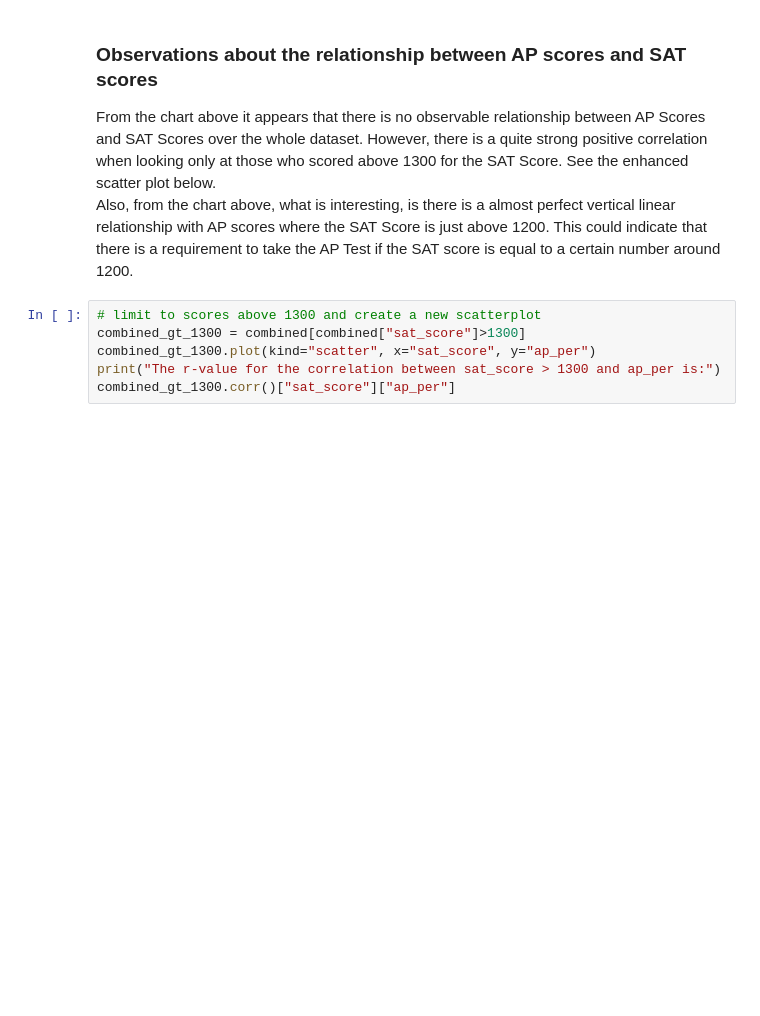
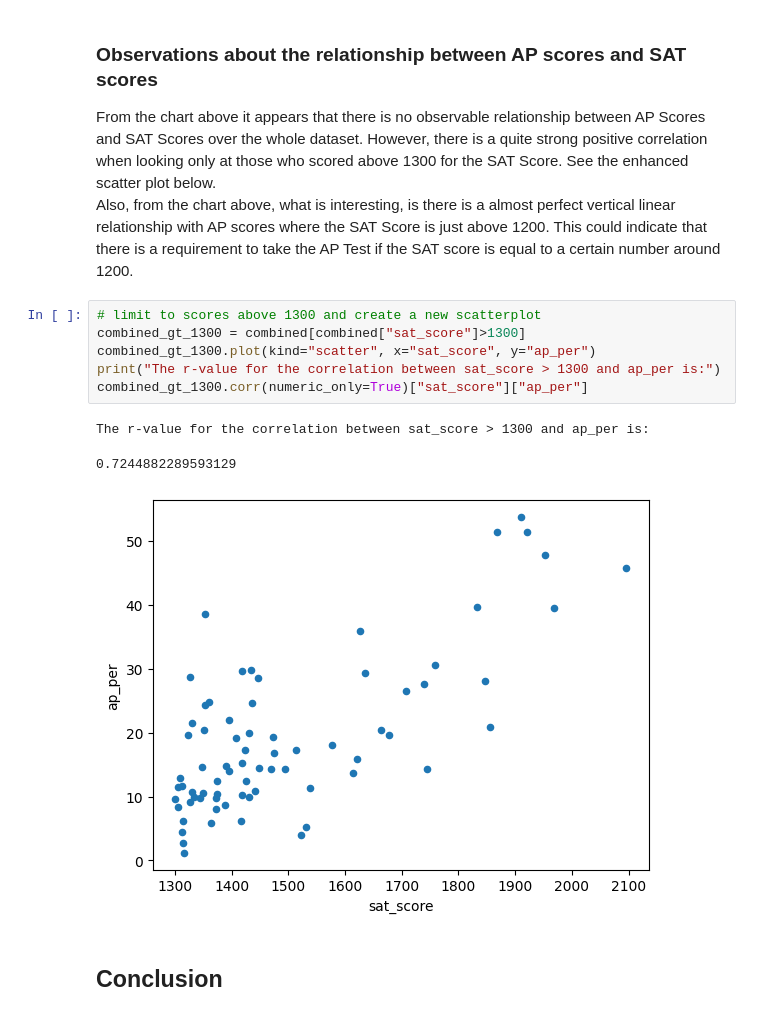
Before and after one commit to skillspark/learn-data-analysis, a Jupyter notebook: Schools.ipynb, the cells around one changed output. Drawn from its saved outputs; the diff is of its cells as text; blank space fills up the shorter version.

```diff
--- a/Schools.ipynb
+++ b/Schools.ipynb
@@ -320,6 +353,12 @@ Also, from the chart above, what is interesting, is there is a almost perfect ve
 # %%
 # limit to scores above 1300 and create a new scatterplot
 combined_gt_1300 = combined[combined["sat_score"]>1300]
 combined_gt_1300.plot(kind="scatter", x="sat_score", y="ap_per")
 print("The r-value for the correlation between sat_score > 1300 and ap_per is:")
-combined_gt_1300.corr()["sat_score"]["ap_per"]
+combined_gt_1300.corr(numeric_only=True)["sat_score"]["ap_per"]
+# %% [output]
+The r-value for the correlation between sat_score > 1300 and ap_per is:
+0.7244882289593129
+[figure, added]
+# %% [markdown]
+## Conclusion <a name="conclusion">
```
Also changed, not shown: parts of 13 cells of this notebook.
